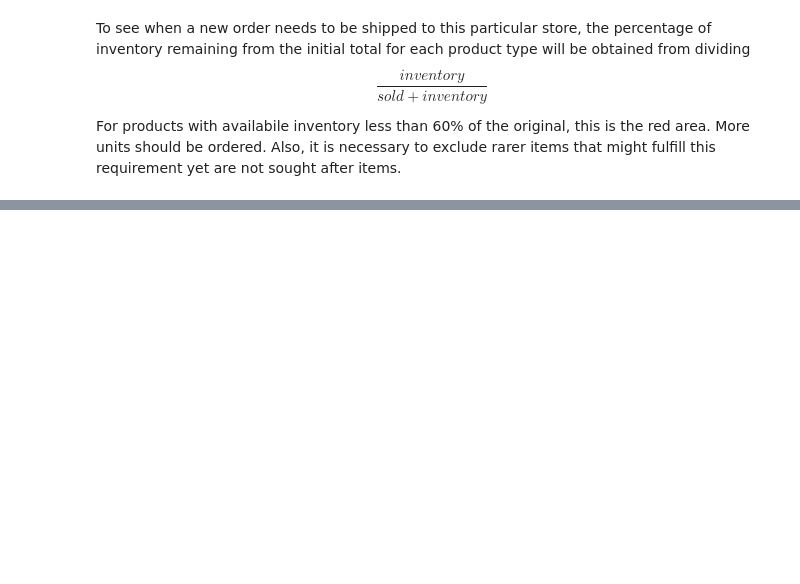
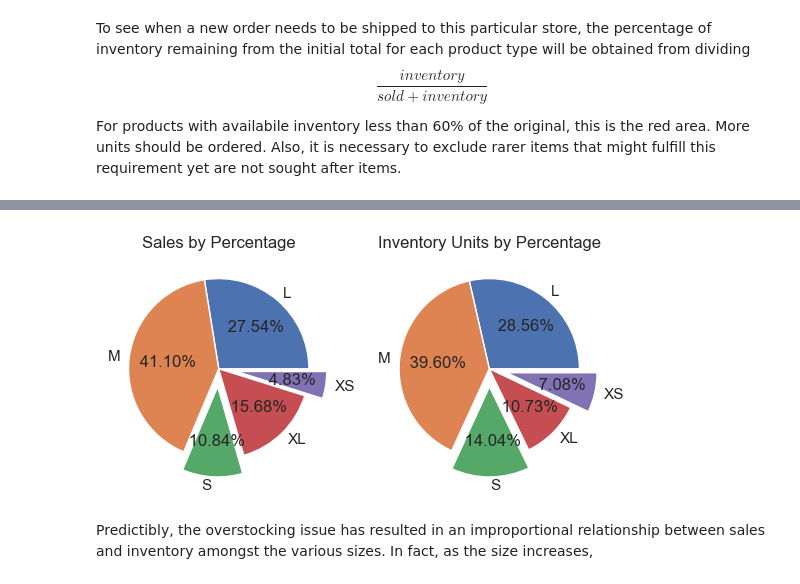
Before and after one commit to reetyf/tjx, a Jupyter notebook: HWeinschenk_TJXDataAnalystAssignment_summer2023.ipynb, the cells around one changed output, grey strips where cells are left out. Drawn from its saved outputs; the diff is of its cells as text; code cells hidden in the pictures; blank space fills up the shorter version.

```diff
--- a/HWeinschenk_TJXDataAnalystAssignment_summer2023.ipynb
+++ b/HWeinschenk_TJXDataAnalystAssignment_summer2023.ipynb
@@ -574,0 +621,3 @@ size_df[size_df['Reorder?'] == 'Yes']
+# %%
+size_df = size_df.reset_index().groupby('Size').sum(numeric_only=True)[['Inventory Units','Units Sold','Sales']]
+size_df.drop('Not-Clothing',inplace = True, axis = 0)
@@ -574,0 +647,11 @@ size_df[size_df['Reorder?'] == 'Yes']
+# %%
+pies = ['Sales', 'Inventory Units']
+for i in range(1,3):
+    plt.subplot(1,2,i)
+    plt.pie(x = size_df[pies[i-1]],autopct =' %1.2f%%',labels = size_df.index,    explode = (0, 0, 0.2, 0,.2) )
+    plt.title(f'{pies[i-1]} by Percentage')
+plt.show()
+# %% [output]
+[figure, added]
+# %% [markdown]
+Predictibly, the overstocking issue has resulted in an improportional relationship between sales and inventory amongst the various sizes. In fact, as the size increases,
```
Also changed, not shown: parts of 8 cells of this notebook.
